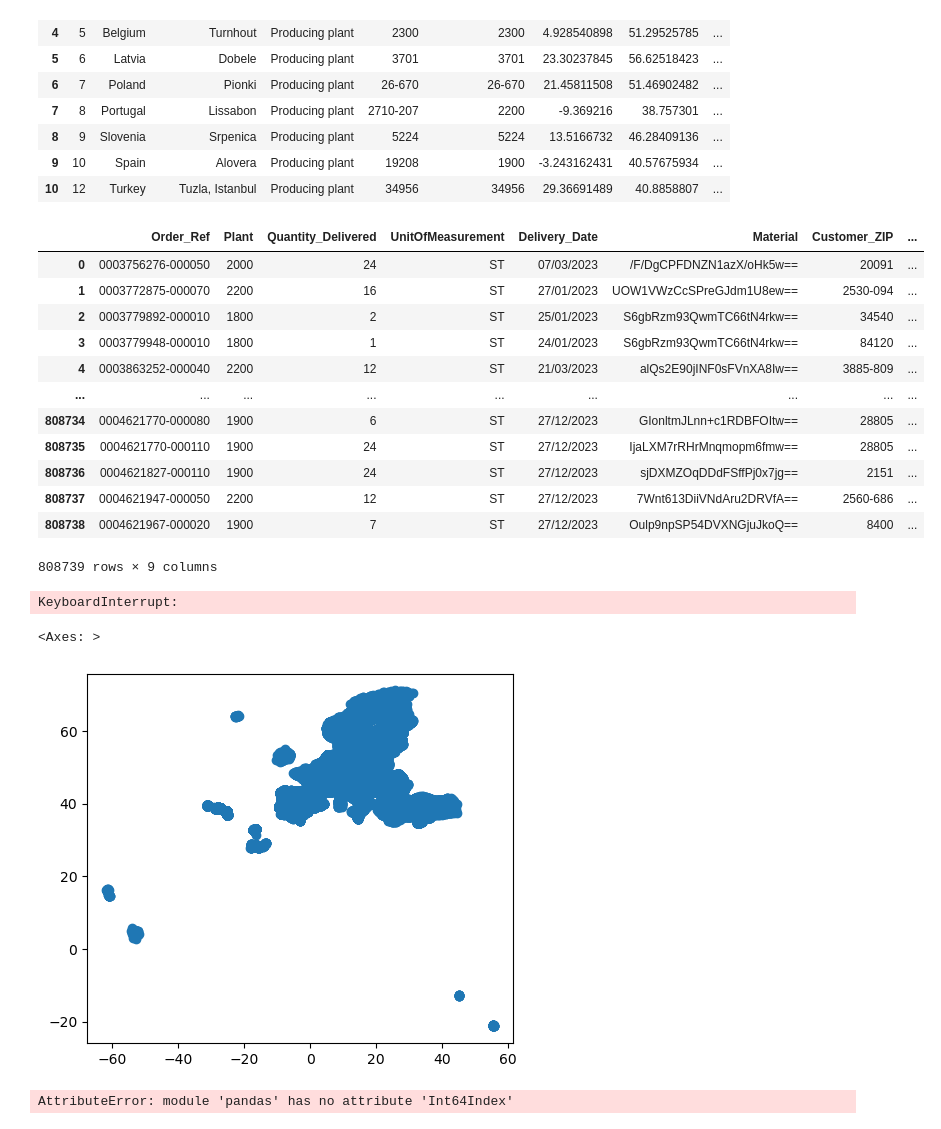
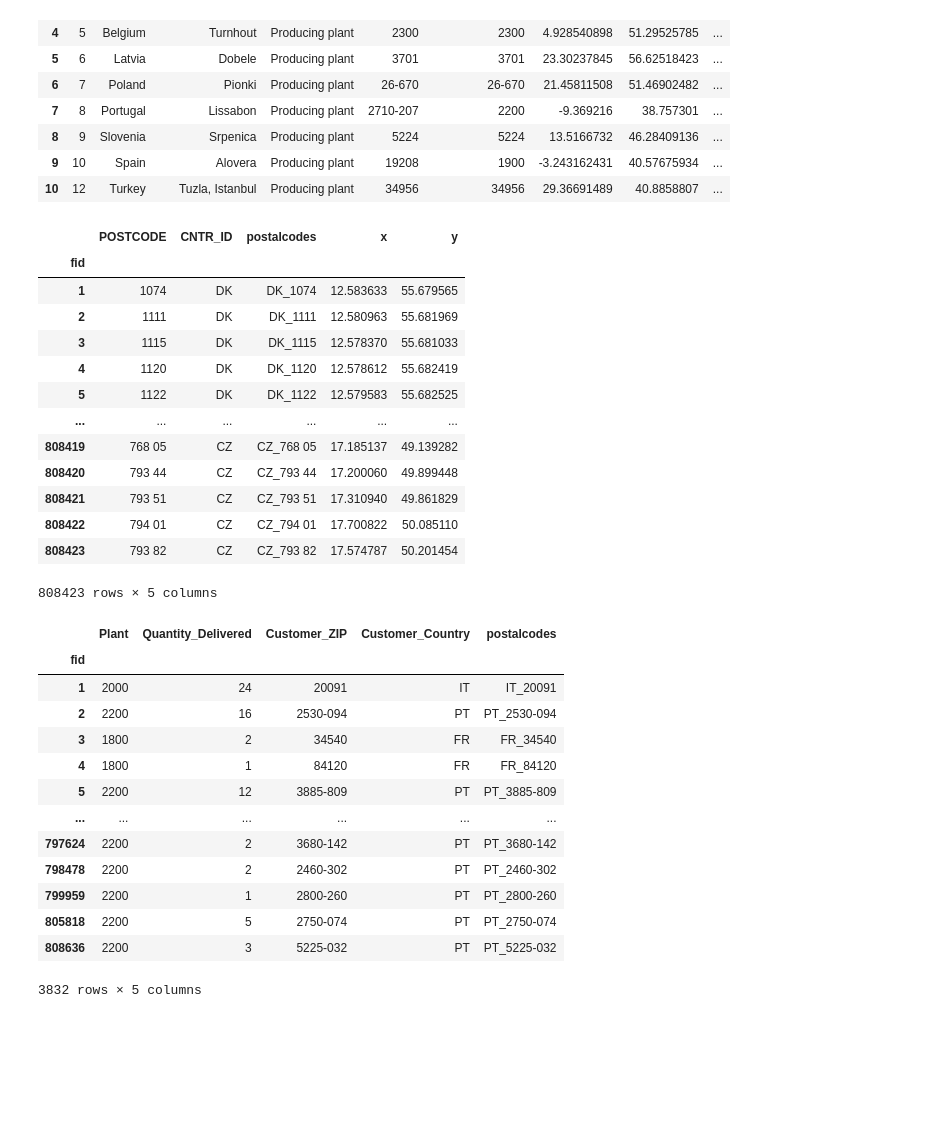
Before and after one commit to Michieldb02/BOSoudal-script, a Jupyter notebook: BOSoudal.ipynb, the cells around one changed output. Cells and saved outputs as stored; diff of their text form; code cells hidden in the pictures; blank space fills up the shorter version.

```diff
--- a/BOSoudal.ipynb
+++ b/BOSoudal.ipynb
@@ -20,22 +20,40 @@ display(gdf)
 | 10 | 12 | Turkey | Tuzla, Istanbul | Producing plant | 34956 | 34956 | 29.36691489 | 40.8858807 | ... |
 # %%
 import pandas as pd
-df = pd.read_csv("C:/BO Soudal/Data/Customers/Customers_orders.csv", sep=';')
+df = pd.read_csv("C:/Users/michi/Documents/Blok 2 Jaar 4/Postal_points_csv.csv")
+df = df.set_index('fid')
+df = df.drop_duplicates(subset=['postalcodes'])
 display(df)
-gdf2 = gpd.read_file("C:/BO Soudal/Data/Customers/Postcode_points.gpkg")
-# display(gdf2)
+df2 = pd.read_csv("C:/Users/michi/Documents/Blok 2 Jaar 4/Customers_orders 1.csv", sep=',')
+df2 = df2.set_index('fid')
+df2 = df2.drop_duplicates(subset=['postalcodes'])
+display(df2)
 # %% [output]
-|  | Order_Ref | Plant | Quantity_Delivered | UnitOfMeasurement | Delivery_Date | Material | Customer_ZIP | ... |
-| 0 | 0003756276-000050 | 2000 | 24 | ST | 07/03/2023 | /F/DgCPFDNZN1azX/oHk5w== | 20091 | ... |
-| 1 | 0003772875-000070 | 2200 | 16 | ST | 27/01/2023 | UOW1VWzCcSPreGJdm1U8ew== | 2530-094 | ... |
-| 2 | 0003779892-000010 | 1800 | 2 | ST | 25/01/2023 | S6gbRzm93QwmTC66tN4rkw== | 34540 | ... |
-| 3 | 0003779948-000010 | 1800 | 1 | ST | 24/01/2023 | S6gbRzm93QwmTC66tN4rkw== | 84120 | ... |
-| 4 | 0003863252-000040 | 2200 | 12 | ST | 21/03/2023 | alQs2E90jINF0sFVnXA8Iw== | 3885-809 | ... |
-| ... | ... | ... | ... | ... | ... | ... | ... | ... |
-| 808734 | 0004621770-000080 | 1900 | 6 | ST | 27/12/2023 | GIonltmJLnn+c1RDBFOItw== | 28805 | ... |
-| 808735 | 0004621770-000110 | 1900 | 24 | ST | 27/12/2023 | IjaLXM7rRHrMnqmopm6fmw== | 28805 | ... |
-| 808736 | 0004621827-000110 | 1900 | 24 | ST | 27/12/2023 | sjDXMZOqDDdFSffPj0x7jg== | 2151 | ... |
-| 808737 | 0004621947-000050 | 2200 | 12 | ST | 27/12/2023 | 7Wnt613DiiVNdAru2DRVfA== | 2560-686 | ... |
-| 808738 | 0004621967-000020 | 1900 | 7 | ST | 27/12/2023 | Oulp9npSP54DVXNGjuJkoQ== | 8400 | ... |
+|  | POSTCODE | CNTR_ID | postalcodes | x | y |
+| fid |  |  |  |  |  |
+| 1 | 1074 | DK | DK_1074 | 12.583633 | 55.679565 |
+| 2 | 1111 | DK | DK_1111 | 12.580963 | 55.681969 |
+| 3 | 1115 | DK | DK_1115 | 12.578370 | 55.681033 |
+| 4 | 1120 | DK | DK_1120 | 12.578612 | 55.682419 |
+| 5 | 1122 | DK | DK_1122 | 12.579583 | 55.682525 |
+| ... | ... | ... | ... | ... | ... |
+| 808419 | 768 05 | CZ | CZ_768 05 | 17.185137 | 49.139282 |
+| 808420 | 793 44 | CZ | CZ_793 44 | 17.200060 | 49.899448 |
+| 808421 | 793 51 | CZ | CZ_793 51 | 17.310940 | 49.861829 |
+| 808422 | 794 01 | CZ | CZ_794 01 | 17.700822 | 50.085110 |
+| 808423 | 793 82 | CZ | CZ_793 82 | 17.574787 | 50.201454 |
-808739 rows × 9 columns
+808423 rows × 5 columns
+|  | Plant | Quantity_Delivered | Customer_ZIP | Customer_Country | postalcodes |
+| fid |  |  |  |  |  |
+| 1 | 2000 | 24 | 20091 | IT | IT_20091 |
+| 2 | 2200 | 16 | 2530-094 | PT | PT_2530-094 |
+| 3 | 1800 | 2 | 34540 | FR | FR_34540 |
+| 4 | 1800 | 1 | 84120 | FR | FR_84120 |
+| 5 | 2200 | 12 | 3885-809 | PT | PT_3885-809 |
+| ... | ... | ... | ... | ... | ... |
+| 797624 | 2200 | 2 | 3680-142 | PT | PT_3680-142 |
+| 798478 | 2200 | 2 | 2460-302 | PT | PT_2460-302 |
+| 799959 | 2200 | 1 | 2800-260 | PT | PT_2800-260 |
+| 805818 | 2200 | 5 | 2750-074 | PT | PT_2750-074 |
+| 808636 | 2200 | 3 | 5225-032 | PT | PT_5225-032 |
-KeyboardInterrupt:
+3832 rows × 5 columns
@@ -44,11 +59,0 @@ customers = pd.merge(gdf2, df, left_on='PC_CNTR', right_on='Postal_code', how='l
-# %%
-customers.plot()
-# %% [output]
-<Axes: >
-[figure, removed]
-# %%
-customers.dtypes
-customers.drop(['OBJECTID'], axis=1)
-customers.to_file("C:/BO Soudal/Data/Customers/Customers_map.gpkg", driver="GPKG")
-# %% [output]
-AttributeError: module 'pandas' has no attribute 'Int64Index'
```
Also changed, not shown: parts of 3 cells of this notebook.
